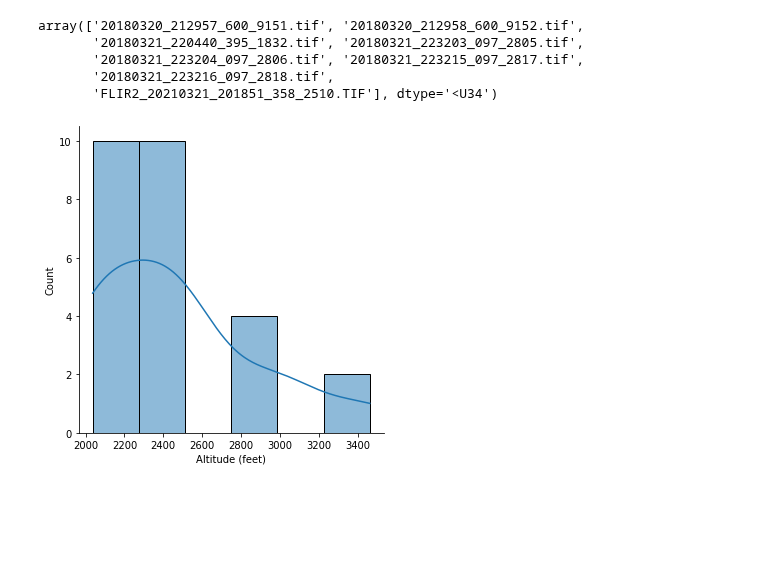
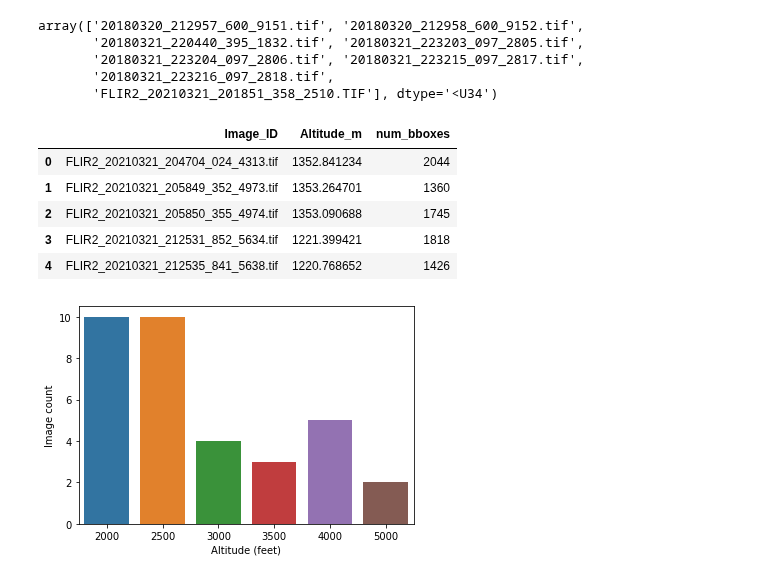
Before and after one commit to emiliolr/counting-cranes, a Jupyter notebook: analyses/dataset_exploration.ipynb, the cells around one changed output. Cells and saved outputs as stored; diff of their text form; code cells hidden in the pictures; blank space fills up the shorter version.

```diff
--- a/analyses/dataset_exploration.ipynb
+++ b/analyses/dataset_exploration.ipynb
@@ -81,11 +86,46 @@ array(['20180320_212957_600_9151.tif', '20180320_212958_600_9152.tif',
        '20180321_223204_097_2806.tif', '20180321_223215_097_2817.tif',
        '20180321_223216_097_2818.tif',
        'FLIR2_20210321_201851_358_2510.TIF'], dtype='<U34')
+# %%
+#Manually adding the flight heights for those that are missing
+image_metadata = image_metadata[['Image_ID', 'Altitude_m']].copy()
+
+image_metadata = image_metadata.append({'Image_ID' : 'FLIR2_20210321_201851_358_2510.TIF',
+                                        'Altitude_m' : 1653.5}, ignore_index = True) #grabbed this from the surrounding images in metadata file
+
+#  2018 metadata is in the folder name, so I just went back and relocated these in their folders
+image_metadata = image_metadata.append({'Image_ID' : '20180321_220440_395_1832.tif',
+                                        'Altitude_m' : 1819.14}, ignore_index = True)
+image_metadata = image_metadata.append({'Image_ID' : '20180321_223203_097_2805.tif',
+                                        'Altitude_m' : 1819.14}, ignore_index = True)
+image_metadata = image_metadata.append({'Image_ID' : '20180321_223204_097_2806.tif',
+                                        'Altitude_m' : 1819.14}, ignore_index = True)
+image_metadata = image_metadata.append({'Image_ID' : '20180321_223215_097_2817.tif',
+                                        'Altitude_m' : 1819.14}, ignore_index = True)
+image_metadata = image_metadata.append({'Image_ID' : '20180321_223216_097_2818.tif',
+                                        'Altitude_m' : 1819.14}, ignore_index = True)
+image_metadata = image_metadata.append({'Image_ID' : '20180320_212957_600_9151.tif',
+                                        'Altitude_m' : 2123.92}, ignore_index = True)
+image_metadata = image_metadata.append({'Image_ID' : '20180320_212958_600_9152.tif',
+                                        'Altitude_m' : 2123.92}, ignore_index = True)
+# %%
+#Adding in the number of bboxes for each image in the dataset
+image_metadata['num_bboxes'] = image_metadata['Image_ID'].apply(get_num_bboxes)
+
+image_metadata.head()
+# %% [output]
+|  | Image_ID | Altitude_m | num_bboxes |
+| 0 | FLIR2_20210321_204704_024_4313.tif | 1352.841234 | 2044 |
+| 1 | FLIR2_20210321_205849_352_4973.tif | 1353.264701 | 1360 |
+| 2 | FLIR2_20210321_205850_355_4974.tif | 1353.090688 | 1745 |
+| 3 | FLIR2_20210321_212531_852_5634.tif | 1221.399421 | 1818 |
+| 4 | FLIR2_20210321_212535_841_5638.tif | 1220.768652 | 1426 |
 # %%
-#Looking at the distribution of heights
-#  TODO: change these into AGL bins + manually add in the 2018 AGLs... they are all at pretty much on of four altitudes!
-actual_agls = (image_metadata['Altitude_m'] - 600) * 3.281 #converting from above sea level to AGL in meters, then converting to feet
-sns.displot(x = actual_agls, kde = True)
-plt.xlabel('Altitude (feet)');
+#Looking at the distribution of heights in the FULL dataset
+AGLs_feet = (image_metadata['Altitude_m'] - 600) * 3.281 #converting from above sea level to AGL in meters, then converting to feet
+sorted_AGLs = AGLs_feet.apply(sort_AGL)
+sns.countplot(x = sorted_AGLs)
+plt.xlabel('Altitude (feet)')
+plt.ylabel('Image count');
 # %% [output]
-[figure, old version]
+[figure, new version]
```
Also changed, not shown: parts of 9 cells of this notebook, 1 other file.
